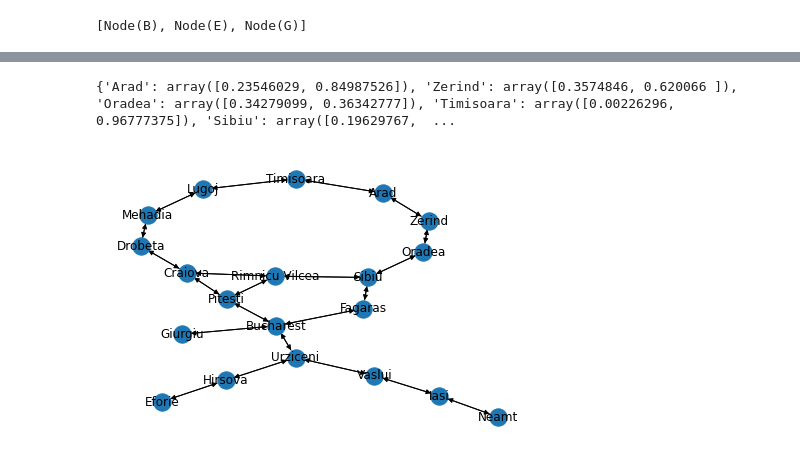
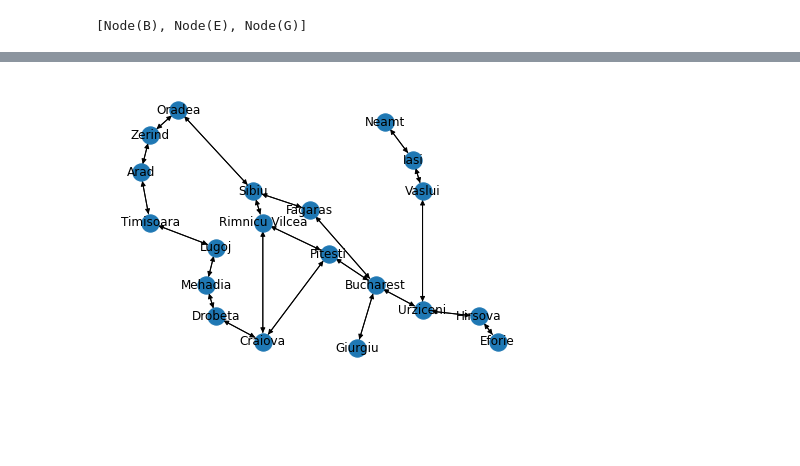
Before and after one commit to ollybritton/aiama, a Jupyter notebook: chapter-3-solving-problems-by-searching.ipynb, the cells around one changed output, grey strips where cells are left out. Saved outputs shown, nothing was run; the diff lists cells and outputs as text; code cells hidden in the pictures; blank space fills up the shorter version.

```diff
--- a/chapter-3-solving-problems-by-searching.ipynb
+++ b/chapter-3-solving-problems-by-searching.ipynb
@@ -250,31 +267,31 @@ The following map comes from Figure 3.2:
 romania = nx.DiGraph()
 
 romania_nodes = {
-    "Arad": (),
-    "Zerind": (),
-    "Oradea": (),
-    "Timisoara": (),
-    "Sibiu": (),
-    "Lugoj": (),
-    "Mehadia": (),
-    "Drobeta": (),
-    "Rimnicu Vilcea": (),
-    "Craiova": (),
-    "Fagaras": (),
-    "Pitesti": (),
-    "Bucharest": (),
-    "Giurgiu": (),
-    "Urziceni": (),
-    "Hirsova": (),
-    "Eforie": (),
-    "Vaslui": (),
-    "Iasi": (),
-    "Neamt": (),
+    "Arad": (-0.9, 0.4),
+    "Zerind": (-0.85, 0.7),
+    "Oradea": (-0.70, 0.9),
+    "Timisoara": (-0.85, 0.0),
+    "Sibiu": (-0.3, 0.25),
+    "Lugoj": (-0.5, -0.2),
+    "Mehadia": (-0.55, -0.5),
+    "Drobeta": (-0.5, -0.75),
+    "Rimnicu Vilcea": (-0.25, 0.0),
+    "Craiova": (-0.25, -0.95),
+    "Fagaras": (0.0, 0.1),
+    "Pitesti": (0.1, -0.25),
+    "Bucharest": (0.35, -0.5),
+    "Giurgiu": (0.25, -1),
+    "Urziceni": (0.60, -0.70),
+    "Hirsova": (0.9, -0.75),
+    "Eforie": (1, -0.95),
+    "Vaslui": (0.6, 0.25),
+    "Iasi": (0.55, 0.5),
+    "Neamt": (0.4, 0.8),
 }
 
-romania.add_nodes_from([
-
-])
+for node in romania_nodes.keys():
+    romania.add_node(node)
+    nx.set_node_attributes(romania, {"pos":romania_nodes[node]}, node)
 
 romania.add_edges_from([
     ("Arad", "Zerind", {"cost": 75}),
@@ -319,36 +336,35 @@ romania.add_edges_from([
     ("Fagaras", "Bucharest", {"cost": 211}),
     ("Bucharest", "Fagaras", {"cost": 211}),
 
     ("Pitesti", "Bucharest", {"cost": 101}),
     ("Bucharest", "Pitesti", {"cost": 101}),
 
     ("Bucharest", "Giurgiu", {"cost": 90}),
     ("Giurgiu", "Bucharest", {"cost": 90}),
 
     ("Bucharest", "Urziceni", {"cost": 85}),
     ("Urziceni", "Bucharest", {"cost": 85}),
 
     ("Urziceni", "Hirsova", {"cost": 98}),
     ("Hirsova", "Urziceni", {"cost": 98}),
 
     ("Urziceni", "Vaslui", {"cost": 142}),
     ("Vaslui", "Urziceni", {"cost": 142}),
 
     ("Hirsova", "Eforie", {"cost": 86}),
     ("Eforie", "Hirsova", {"cost": 86}),
 
     ("Vaslui", "Iasi", {"cost": 92}),
     ("Iasi", "Vaslui", {"cost": 92}),
 
     ("Iasi", "Neamt", {"cost": 87}),
     ("Neamt", "Iasi", {"cost": 87}),
 ])
 
-pos = nx.kamada_kawai_layout(romania)
+pos = romania_nodes
 nx.draw(romania, pos, with_labels=True)
 # %% [output]
-{'Arad': array([0.23546029, 0.84987526]), 'Zerind': array([0.3574846, 0.620066 ]), 'Oradea': array([0.34279099, 0.36342777]), 'Timisoara': array([0.00226296, 0.96777375]), 'Sibiu': array([0.19629767,  ...
-[figure, old version]
+[figure, new version]
 # %%
 def gen_color_map(G, initial, goal, actions):
     actions = [x.state for x in actions]
```
Also changed, not shown: parts of 12 cells of this notebook.
